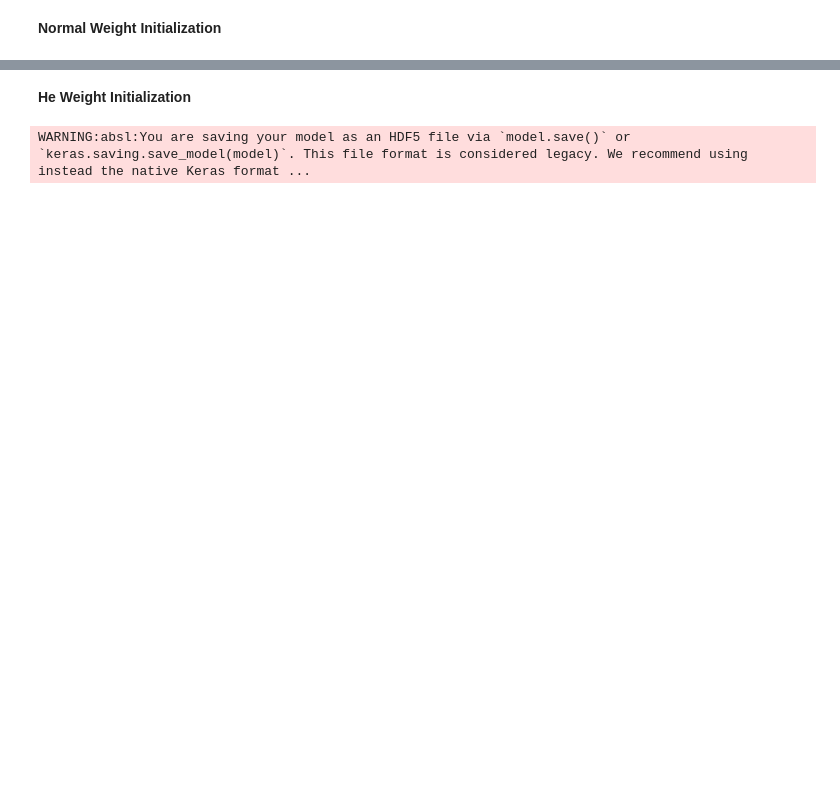
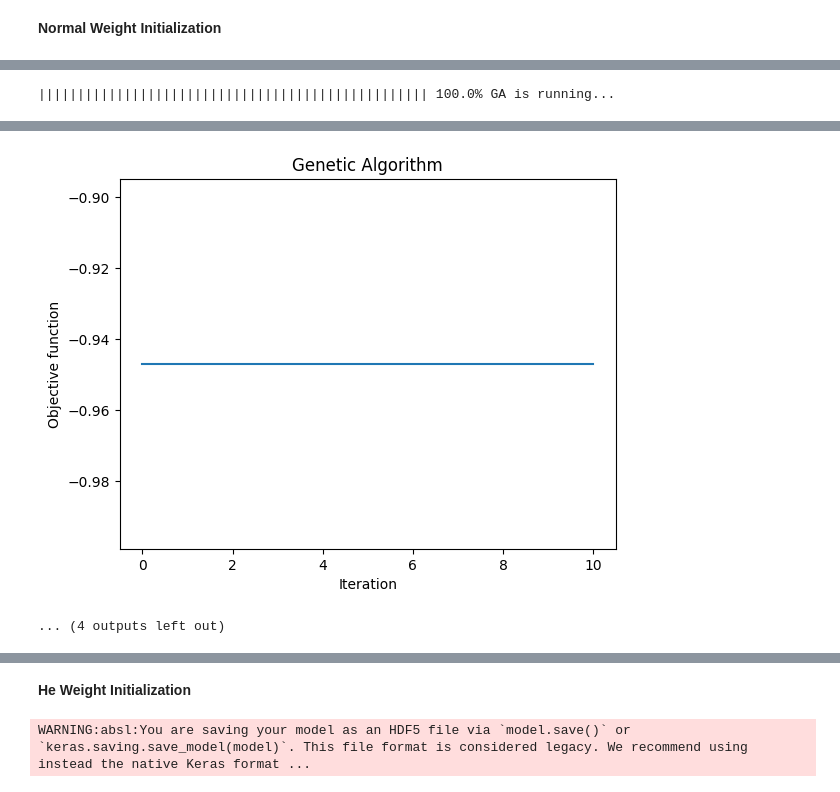
Before and after one commit to Praveenanand333/FYP, a Jupyter notebook: Notebooks/Behavioural/main.ipynb, the cells around one changed output, grey strips where cells are left out. Saved outputs shown, nothing was run; the diff lists cells and outputs as text; code cells hidden in the pictures; blank space fills up the shorter version.

```diff
--- a/Notebooks/Behavioural/main.ipynb
+++ b/Notebooks/Behavioural/main.ipynb
@@ -879,0 +976,77 @@ Confusion Matrix using Neural Network:
+# %%
+import numpy as np
+from tensorflow.keras import layers, models, optimizers
+from sklearn.metrics import accuracy_score, confusion_matrix
+from geneticalgorithm import geneticalgorithm as ga
+
+
+def ann_model(hyperparams):
+    neurons_layer1, neurons_layer2, dropout_rate1, dropout_rate2, learning_rate = hyperparams
+
+
+    ann = models.Sequential([
+        layers.Dense(int(neurons_layer1), input_shape=(X_train.shape[1],), activation='relu', kernel_initializer='normal'),
+        layers.Dropout(dropout_rate1),
+        layers.Dense(int(neurons_layer2), activation='relu', kernel_initializer='normal'),
+        layers.Dropout(dropout_rate2),
+        layers.Dense(1, activation='sigmoid')
+    ])
+
+
+    optimizer = optimizers.Adam(learning_rate=learning_rate)
+    ann.compile(optimizer=optimizer, loss='binary_crossentropy', metrics=['accuracy'])
+
+
+    history = ann.fit(X_train, y_train, epochs=20, batch_size=32, verbose=0, validation_data=(X_val, y_val))
+
+
+    val_loss, val_accuracy = ann.evaluate(X_val, y_val, verbose=0)
+    return -val_accuracy
+
+
+varbound = np.array([[32, 128],
+                     [16, 64],
+                     [0.1, 0.5],
+                     [0.1, 0.5],
+                     [1e-4, 1e-2]])
+
+
+algorithm_param = {'max_num_iteration': 10, 'population_size': 10, 'mutation_probability': 0.1,
+                   'elit_ratio': 0.01, 'crossover_probability': 0.5, 'parents_portion': 0.3,
+                   'crossover_type': 'uniform', 'max_iteration_without_improv': None}
+
+
+model = ga(function=ann_model, dimension=5, variable_type='real', variable_boundaries=varbound, algorithm_parameters=algorithm_param)
+model.run()
+
+
+best_hyperparams = model.output_dict['variable']
+best_neurons_layer1, best_neurons_layer2, best_dropout_rate1, best_dropout_rate2, best_learning_rate = best_hyperparams
+
+
+ann = models.Sequential([
+    layers.Dense(int(best_neurons_layer1), input_shape=(X_train.shape[1],), activation='relu', kernel_initializer='normal'),
+    layers.Dropout(best_dropout_rate1),
+    layers.Dense(int(best_neurons_layer2), activation='relu', kernel_initializer='normal'),
+    layers.Dropout(best_dropout_rate2),
+    layers.Dense(1, activation='sigmoid')
+])
+
+
+optimizer = optimizers.Adam(learning_rate=best_learning_rate)
+ann.compile(optimizer=optimizer, loss='binary_crossentropy', metrics=['accuracy'])
+
+
+ann.fit(X_train, y_train, epochs=50, validation_data=(X_val, y_val))
+
+
+ann.save("../../Models/AQ10/ann_ga_optimized.h5")
+
+
+pred = ann.predict(X_val)
+pred = np.where(pred < 0.50, 0, 1)
+
+
+print('Optimized Accuracy using Neural Network: ', accuracy_score(y_val, pred))
+print('Optimized Confusion Matrix using Neural Network:\n', confusion_matrix(y_val, pred))
+# %% [output]
@@ -879,0 +1062 @@ Confusion Matrix using Neural Network:
+|||||||||||||||||||||||||||||||||||||||||||||||||| 100.0% GA is running...
@@ -879,0 +1069,2 @@ Confusion Matrix using Neural Network:
+[figure, added]
+... (4 outputs left out)
```
Also changed, not shown: parts of 13 cells of this notebook, 4 other files.
